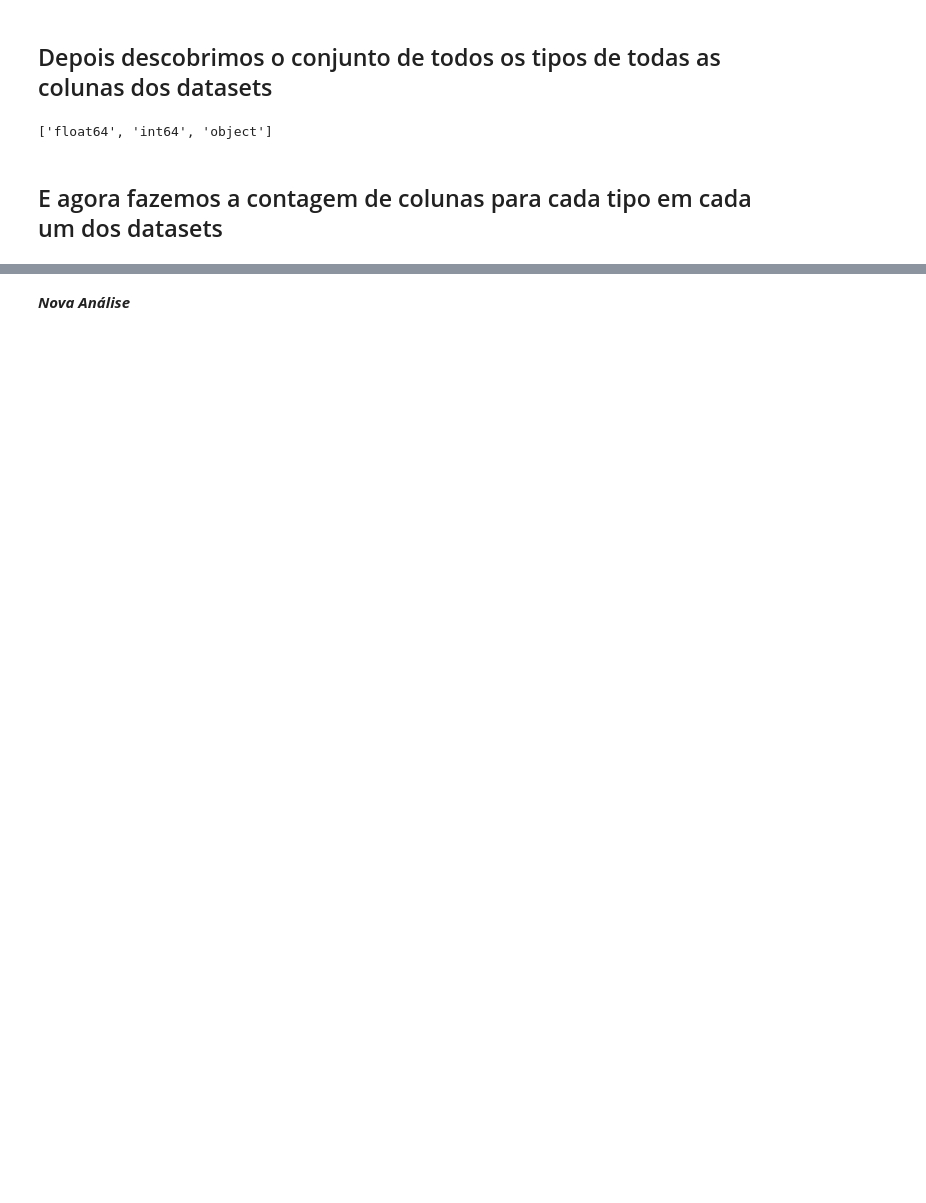
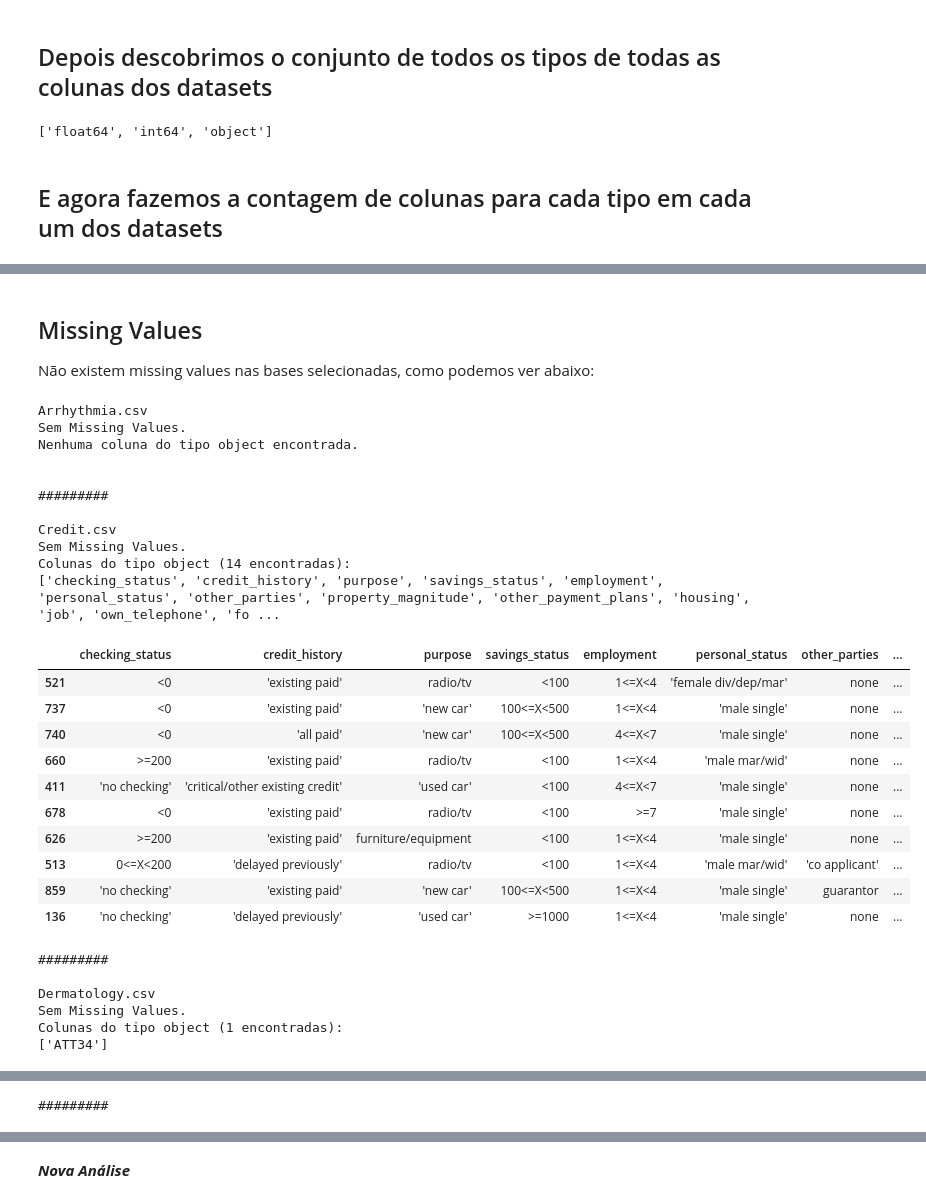
Before and after one commit to gilcesarf/imd3002-202502, a Jupyter notebook: Aula08/exercicio-aula07.ipynb, the cells around one changed output, grey strips where cells are left out. Drawn from its saved outputs; the diff is of its cells as text; code cells hidden in the pictures; blank space fills up the shorter version.

```diff
--- a/Aula08/exercicio-aula07.ipynb
+++ b/Aula08/exercicio-aula07.ipynb
@@ -178,0 +183,6 @@ NameError: name 'dataset' is not defined
+# %%
+allInfo = allInfo[allInfo["candidato"]].reset_index(drop=True)
+
+allInfo = allInfo.drop(columns=["candidato"])
+
+allInfo.loc[:, allInfo.columns != "Dataset"]
@@ -178,0 +201,68 @@ NameError: name 'dataset' is not defined
+# %% [markdown]
+## Missing Values
+
+Não existem missing values nas bases selecionadas, como podemos ver abaixo:
+# %%
+def mostrar_colunas_tipo_objeto(df: pd.DataFrame):
+    object_cols = df.select_dtypes(include=["object"])
+
+    if object_cols.shape[1] == 0:
+        print("Nenhuma coluna do tipo object encontrada.")
+        return
+
+    print(f"Colunas do tipo object ({object_cols.shape[1]} encontradas):")
+    print(list(object_cols.columns))
+    display(object_cols.sample(10, random_state=42))
+
+    return object_cols
+
+for row in allInfo.itertuples():
+    dataset = row.Dataset
+    print(row.Nome)
+    #dataset.info()
+
+    missing_values = dataset.isnull().sum()
+    missing_values = missing_values[missing_values > 0]
+
+    if not missing_values.empty:
+        print("Missing Values:")
+        print(missing_values)
+    else:
+        print("Sem Missing Values.")
+
+    # print(row.Dataset)
+    mostrar_colunas_tipo_objeto(dataset)
+
+    print()
+    print()
+    print("#########")
+    print()
+# %% [output]
+Arrhythmia.csv
+Sem Missing Values.
+Nenhuma coluna do tipo object encontrada.
+
+
+#########
+
+Credit.csv
+Sem Missing Values.
+Colunas do tipo object (14 encontradas):
+['checking_status', 'credit_history', 'purpose', 'savings_status', 'employment', 'personal_status', 'other_parties', 'property_magnitude', 'other_payment_plans', 'housing', 'job', 'own_telephone', 'fo ...
+|  | checking_status | credit_history | purpose | savings_status | employment | personal_status | other_parties | ... |
+| 521 | <0 | 'existing paid' | radio/tv | <100 | 1<=X<4 | 'female div/dep/mar' | none | ... |
+| 737 | <0 | 'existing paid' | 'new car' | 100<=X<500 | 1<=X<4 | 'male single' | none | ... |
+| 740 | <0 | 'all paid' | 'new car' | 100<=X<500 | 4<=X<7 | 'male single' | none | ... |
+| 660 | >=200 | 'existing paid' | radio/tv | <100 | 1<=X<4 | 'male mar/wid' | none | ... |
+| 411 | 'no checking' | 'critical/other existing credit' | 'used car' | <100 | 4<=X<7 | 'male single' | none | ... |
+| 678 | <0 | 'existing paid' | radio/tv | <100 | >=7 | 'male single' | none | ... |
+| 626 | >=200 | 'existing paid' | furniture/equipment | <100 | 1<=X<4 | 'male single' | none | ... |
+| 513 | 0<=X<200 | 'delayed previously' | radio/tv | <100 | 1<=X<4 | 'male mar/wid' | 'co applicant' | ... |
+| 859 | 'no checking' | 'existing paid' | 'new car' | 100<=X<500 | 1<=X<4 | 'male single' | guarantor | ... |
+| 136 | 'no checking' | 'delayed previously' | 'used car' | >=1000 | 1<=X<4 | 'male single' | none | ... |
+#########
+
+Dermatology.csv
+Sem Missing Values.
+Colunas do tipo object (1 encontradas):
+['ATT34']
@@ -178,0 +311 @@ NameError: name 'dataset' is not defined
+#########
```
Also changed, not shown: parts of 17 cells of this notebook.
